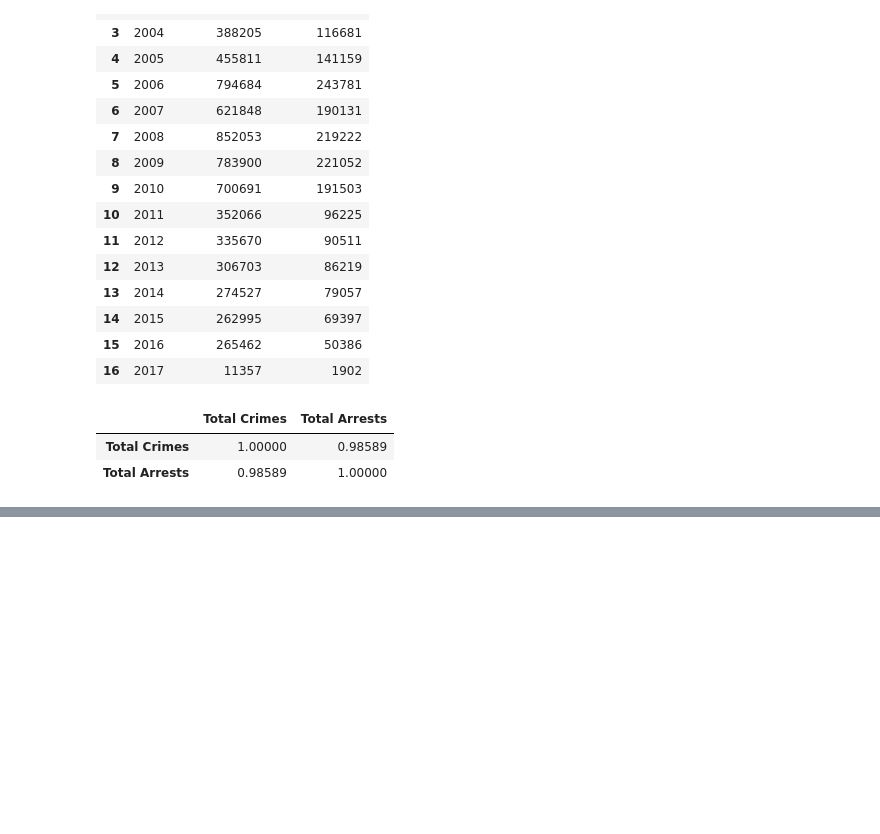
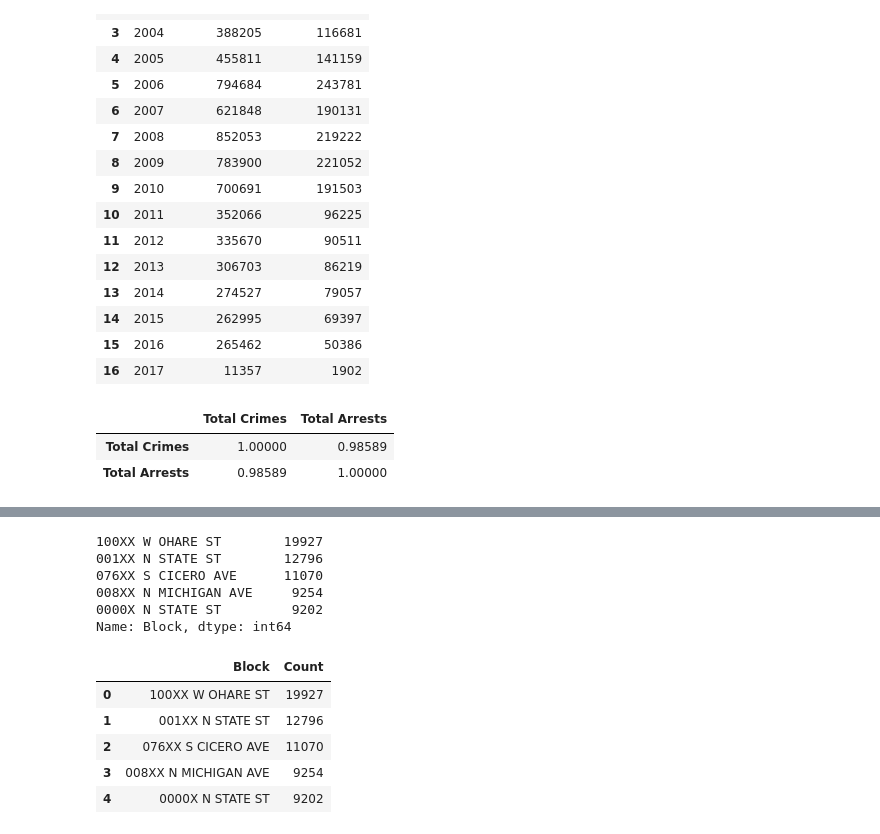
Before and after one commit to ABDULSABOOR1995/Exploratory-Data-Analysis-of-Chicago-Crime-data, a Jupyter notebook: Analysis of Chicago Crime Data.ipynb, the cells around one changed output, grey strips where cells are left out. Drawn from its saved outputs; the diff is of its cells as text; code cells hidden in the pictures; blank space fills up the shorter version.

```diff
--- a/Analysis of Chicago Crime Data.ipynb
+++ b/Analysis of Chicago Crime Data.ipynb
@@ -906,0 +963,10 @@ total_crimes_with_arrest[['Total Crimes', 'Total Arrests']].corr()
+# %%
+top5_blocks_where_crime_done = crime_data['Block'].value_counts()[:5]
+top5_blocks_where_crime_done
+# %% [output]
+100XX W OHARE ST        19927
+001XX N STATE ST        12796
+076XX S CICERO AVE      11070
+008XX N MICHIGAN AVE     9254
+0000X N STATE ST         9202
+Name: Block, dtype: int64
@@ -906,0 +975,10 @@ total_crimes_with_arrest[['Total Crimes', 'Total Arrests']].corr()
+# %%
+top5_blocks_where_crime_done.columns = ['Block', 'Count']
+top5_blocks_where_crime_done
+# %% [output]
+|  | Block | Count |
+| 0 | 100XX W OHARE ST | 19927 |
+| 1 | 001XX N STATE ST | 12796 |
+| 2 | 076XX S CICERO AVE | 11070 |
+| 3 | 008XX N MICHIGAN AVE | 9254 |
+| 4 | 0000X N STATE ST | 9202 |
```
Also changed, not shown: parts of 32 cells of this notebook.
